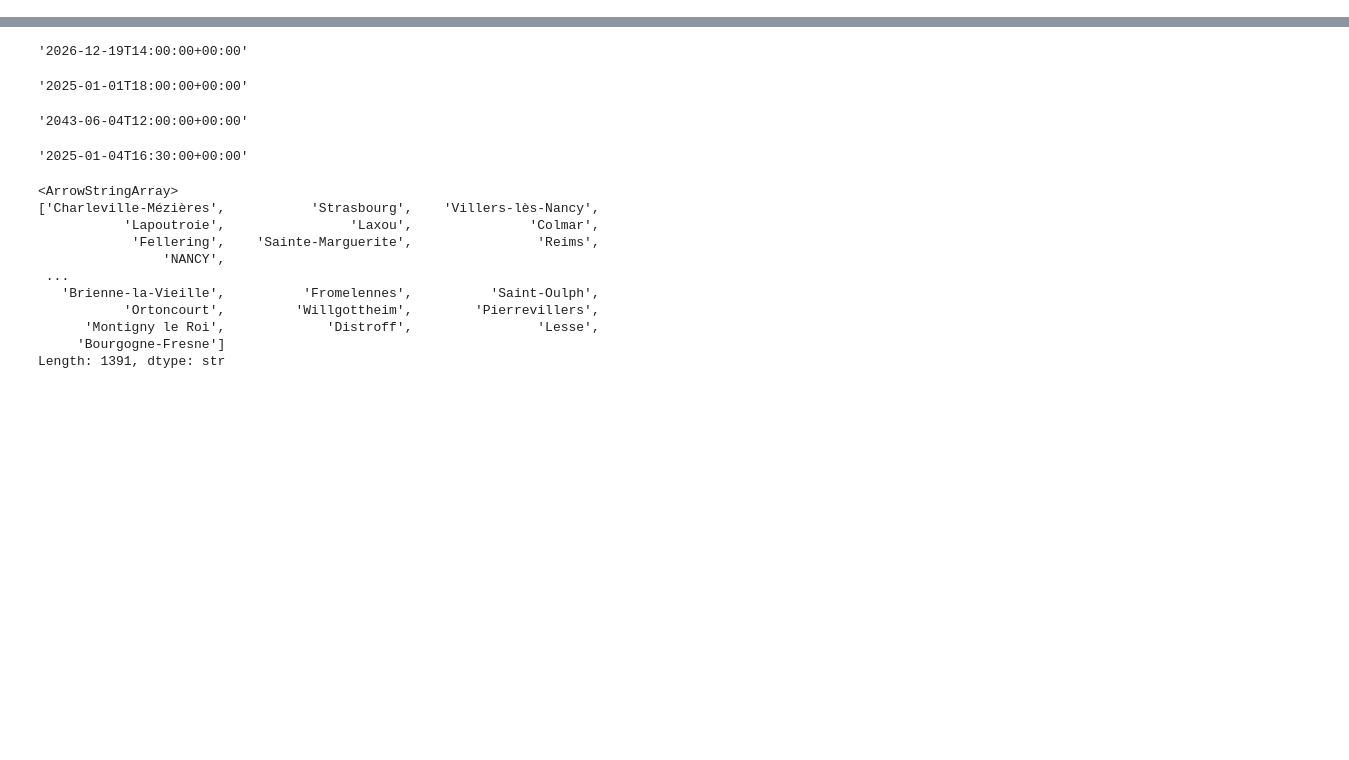
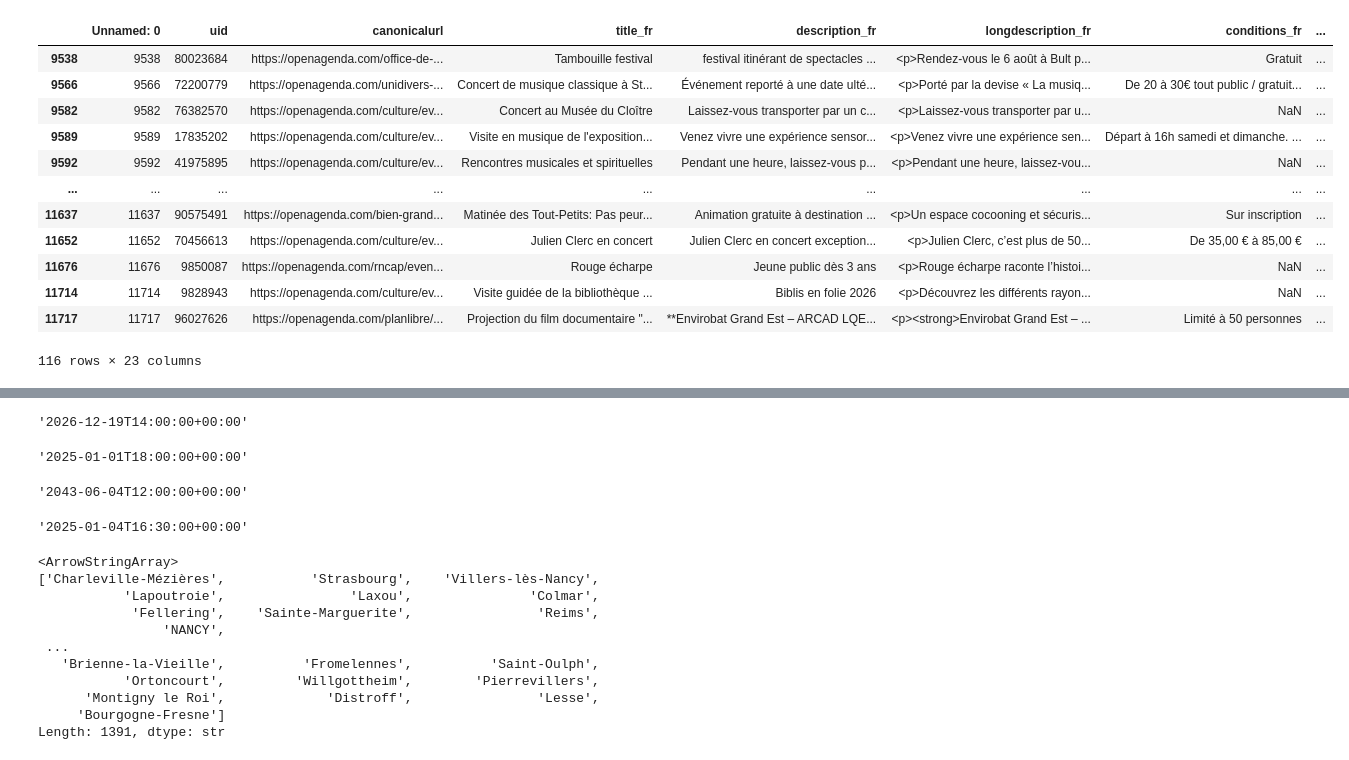
Before and after one commit to Diaure/PulsEvent-LLM-RAG, a Jupyter notebook: verif_df.ipynb, the cells around one changed output, grey strips where cells are left out. Saved outputs shown, nothing was run; the diff lists cells and outputs as text; code cells hidden in the pictures; blank space fills up the shorter version.

```diff
--- a/verif_df.ipynb
+++ b/verif_df.ipynb
@@ -32,0 +81,22 @@ memory usage: 24.4 MB
+# %%
+
+today = pd.Timestamp.now(tz="UTC")
+df_26_actuel = df_verif[(df_verif["begin"].dt.year == 2026) & (df_verif["begin"] >= today)]
+df_26_actuel.sort_values(by="begin", ascending=True)
+
+df_stras_concert = df_26_actuel[df_26_actuel['texte_rag'].str.contains('concert|musique', case=False, na=False)]
+df_stras_concert
+# %% [output]
+|  | Unnamed: 0 | uid | canonicalurl | title_fr | description_fr | longdescription_fr | conditions_fr | ... |
+| 9538 | 9538 | 80023684 | https://openagenda.com/office-de-... | Tambouille festival | festival itinérant de spectacles ... | <p>Rendez-vous le 6 août à Bult p... | Gratuit | ... |
+| 9566 | 9566 | 72200779 | https://openagenda.com/unidivers-... | Concert de musique classique à St... | Événement reporté à une date ulté... | <p>Porté par la devise « La musiq... | De 20 à 30€ tout public / gratuit... | ... |
+| 9582 | 9582 | 76382570 | https://openagenda.com/culture/ev... | Concert au Musée du Cloître | Laissez-vous transporter par un c... | <p>Laissez-vous transporter par u... | NaN | ... |
+| 9589 | 9589 | 17835202 | https://openagenda.com/culture/ev... | Visite en musique de l'exposition... | Venez vivre une expérience sensor... | <p>Venez vivre une expérience sen... | Départ à 16h samedi et dimanche. ... | ... |
+| 9592 | 9592 | 41975895 | https://openagenda.com/culture/ev... | Rencontres musicales et spirituelles | Pendant une heure, laissez-vous p... | <p>Pendant une heure, laissez-vou... | NaN | ... |
+| ... | ... | ... | ... | ... | ... | ... | ... | ... |
+| 11637 | 11637 | 90575491 | https://openagenda.com/bien-grand... | Matinée des Tout-Petits: Pas peur... | Animation gratuite à destination ... | <p>Un espace cocooning et sécuris... | Sur inscription | ... |
+| 11652 | 11652 | 70456613 | https://openagenda.com/culture/ev... | Julien Clerc en concert | Julien Clerc en concert exception... | <p>Julien Clerc, c’est plus de 50... | De 35,00 € à 85,00 € | ... |
+| 11676 | 11676 | 9850087 | https://openagenda.com/rncap/even... | Rouge écharpe | Jeune public dès 3 ans | <p>Rouge écharpe raconte l’histoi... | NaN | ... |
+| 11714 | 11714 | 9828943 | https://openagenda.com/culture/ev... | Visite guidée de la bibliothèque ... | Biblis en folie 2026 | <p>Découvrez les différents rayon... | NaN | ... |
+| 11717 | 11717 | 96027626 | https://openagenda.com/planlibre/... | Projection du film documentaire "... | **Envirobat Grand Est – ARCAD LQE... | <p><strong>Envirobat Grand Est – ... | Limité à 50 personnes | ... |
+116 rows × 23 columns
```
Also changed, not shown: parts of 6 cells of this notebook, 5 other files.
